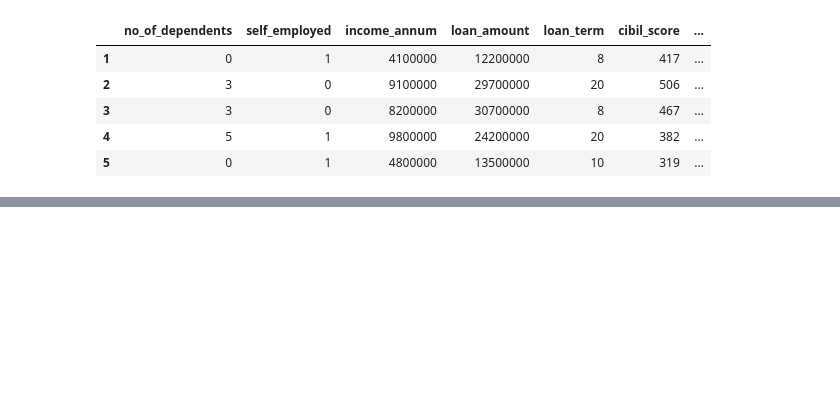
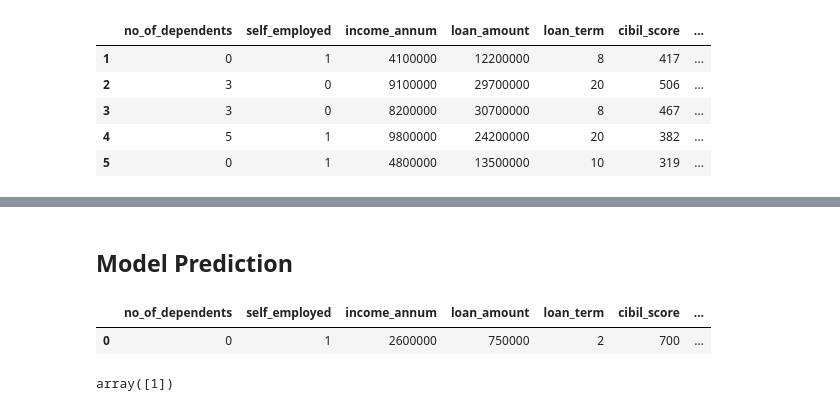
Before and after one commit to HARSHIL-DEV06/Loan-Approval-Predictor, a Jupyter notebook: loan-approval.ipynb, the cells around one changed output, grey strips where cells are left out. Drawn from its saved outputs; the diff is of its cells as text; code cells hidden in the pictures; blank space fills up the shorter version.

```diff
--- a/loan-approval.ipynb
+++ b/loan-approval.ipynb
@@ -824,0 +925,27 @@ Model Building
+# %% [markdown]
+## Model Prediction
+# %%
+new_applicant = {
+    "no_of_dependents": 0,
+    "self_employed": 1,
+    "income_annum": 2600000,
+    "loan_amount": 750000,
+    "loan_term": 2,
+    "cibil_score": 700,
+    "residential_assets_value": 420000,
+    "commercial_assets_value": 3900000,
+    "luxury_assets_value": 9600000,
+    "bank_asset_value": 1400000,
+    "education_Graduate": 1,
+    "education_Not Graduate": 0
+}
+
+new_df = pd.DataFrame([new_applicant])
+new_df
+# %% [output]
+|  | no_of_dependents | self_employed | income_annum | loan_amount | loan_term | cibil_score | ... |
+| 0 | 0 | 1 | 2600000 | 750000 | 2 | 700 | ... |
+# %%
+rf_model.predict(new_df)
+# %% [output]
+array([1])
```
Also changed, not shown: parts of 64 cells of this notebook, 5 other files.
